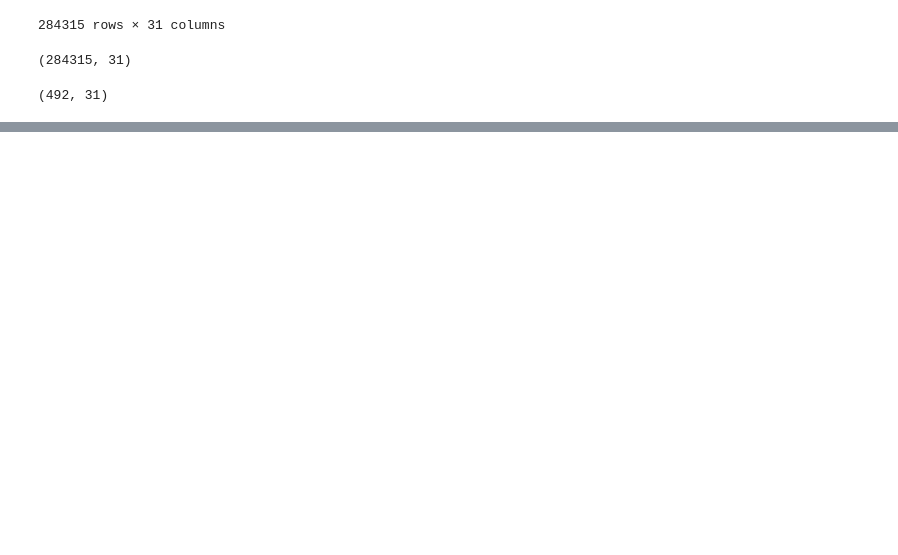
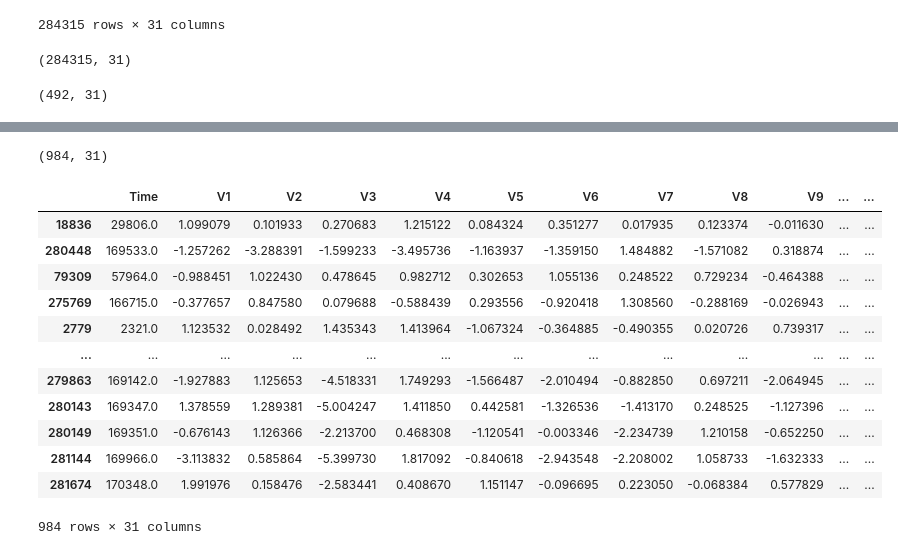
Before and after one commit to kamijoseph/credit_card_fraud_detection, a Jupyter notebook: credit_card_fraud_detection.ipynb, the cells around one changed output, grey strips where cells are left out. Saved outputs shown, nothing was run; the diff lists cells and outputs as text; code cells hidden in the pictures; blank space fills up the shorter version.

Commit message:
sampling non fraudulent dataset to match fraudulent dataset for balance and then concatenating the sampled dataset together

```diff
--- a/credit_card_fraud_detection.ipynb
+++ b/credit_card_fraud_detection.ipynb
@@ -111,0 +146,23 @@ fraud.shape
+# %%
+ # undersampling. building a sample dataset containing similar distributions of normal and fraudulent transactions
+non_fraud_samples = non_fraud.sample(n=492)
+sampled_data = pd.concat([non_fraud_samples, fraud], axis=0)
+sampled_data.shape
+# %% [output]
+(984, 31)
+# %%
+sampled_data
+# %% [output]
+|  | Time | V1 | V2 | V3 | V4 | V5 | V6 | V7 | V8 | V9 | ... | ... |
+| 18836 | 29806.0 | 1.099079 | 0.101933 | 0.270683 | 1.215122 | 0.084324 | 0.351277 | 0.017935 | 0.123374 | -0.011630 | ... | ... |
+| 280448 | 169533.0 | -1.257262 | -3.288391 | -1.599233 | -3.495736 | -1.163937 | -1.359150 | 1.484882 | -1.571082 | 0.318874 | ... | ... |
+| 79309 | 57964.0 | -0.988451 | 1.022430 | 0.478645 | 0.982712 | 0.302653 | 1.055136 | 0.248522 | 0.729234 | -0.464388 | ... | ... |
+| 275769 | 166715.0 | -0.377657 | 0.847580 | 0.079688 | -0.588439 | 0.293556 | -0.920418 | 1.308560 | -0.288169 | -0.026943 | ... | ... |
+| 2779 | 2321.0 | 1.123532 | 0.028492 | 1.435343 | 1.413964 | -1.067324 | -0.364885 | -0.490355 | 0.020726 | 0.739317 | ... | ... |
+| ... | ... | ... | ... | ... | ... | ... | ... | ... | ... | ... | ... | ... |
+| 279863 | 169142.0 | -1.927883 | 1.125653 | -4.518331 | 1.749293 | -1.566487 | -2.010494 | -0.882850 | 0.697211 | -2.064945 | ... | ... |
+| 280143 | 169347.0 | 1.378559 | 1.289381 | -5.004247 | 1.411850 | 0.442581 | -1.326536 | -1.413170 | 0.248525 | -1.127396 | ... | ... |
+| 280149 | 169351.0 | -0.676143 | 1.126366 | -2.213700 | 0.468308 | -1.120541 | -0.003346 | -2.234739 | 1.210158 | -0.652250 | ... | ... |
+| 281144 | 169966.0 | -3.113832 | 0.585864 | -5.399730 | 1.817092 | -0.840618 | -2.943548 | -2.208002 | 1.058733 | -1.632333 | ... | ... |
+| 281674 | 170348.0 | 1.991976 | 0.158476 | -2.583441 | 0.408670 | 1.151147 | -0.096695 | 0.223050 | -0.068384 | 0.577829 | ... | ... |
+984 rows × 31 columns
```
Also changed, not shown: parts of 4 cells of this notebook.
